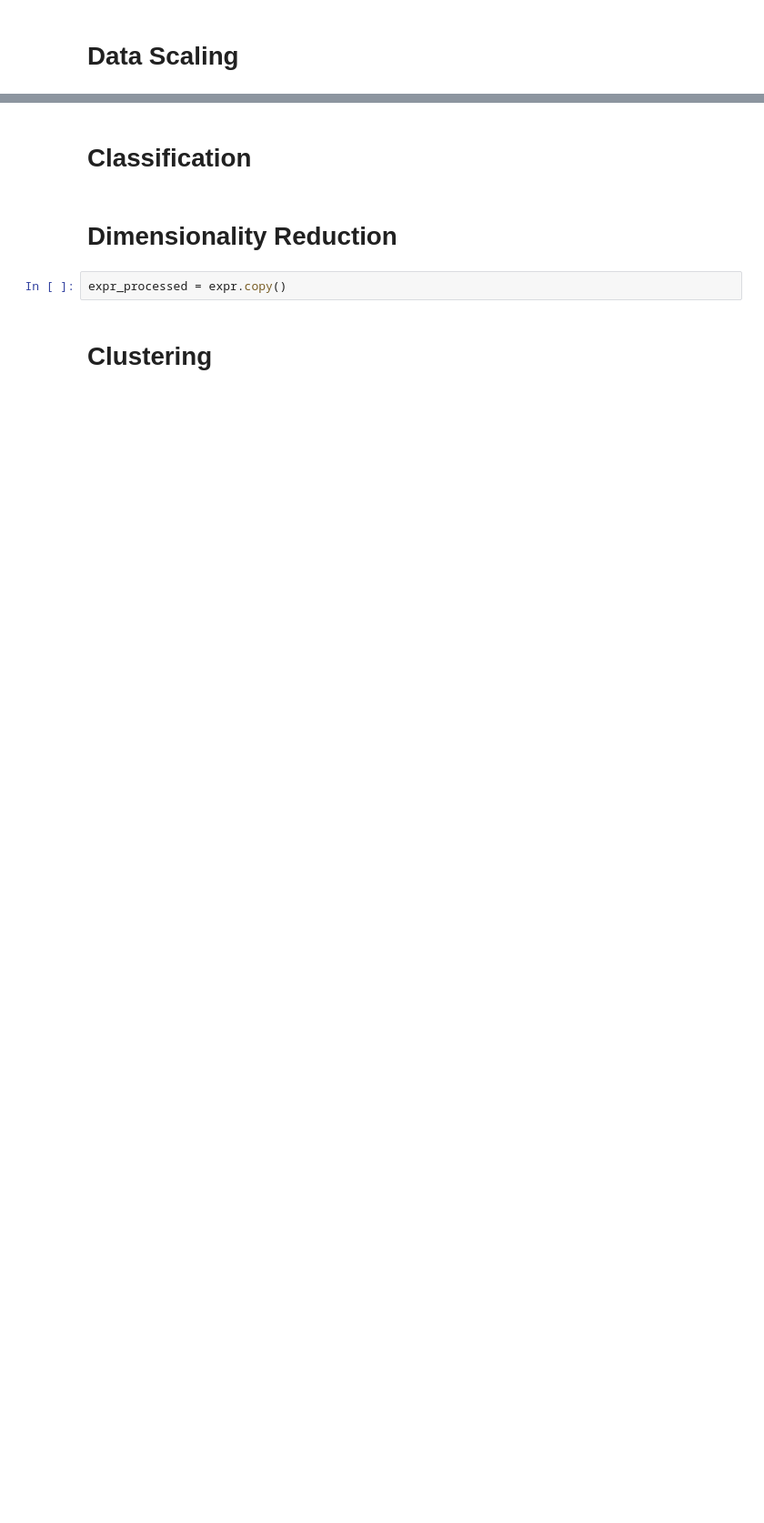
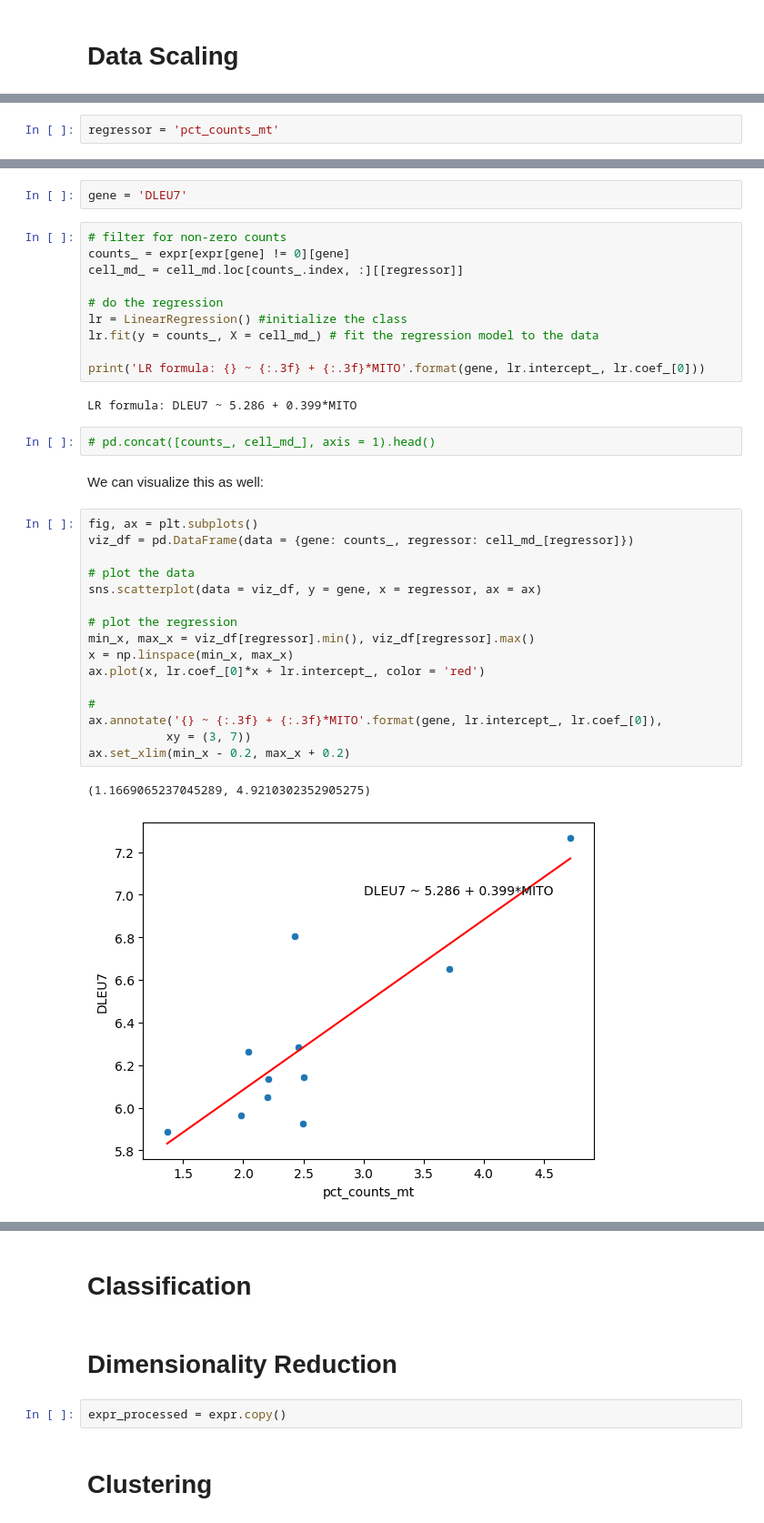
Before and after one commit to bioinfo-ucsd/BISB-Bootcamp-2022, a Jupyter notebook: modules/notebooks/06_Machine_Learning.ipynb, the cells around one changed output, grey strips where cells are left out. Shown: that part at 91% size. Saved outputs shown, nothing was run; the diff lists cells and outputs as text; blank space fills up the shorter version.

```diff
--- a/modules/notebooks/06_Machine_Learning.ipynb
+++ b/modules/notebooks/06_Machine_Learning.ipynb
@@ -93,0 +135,2 @@ A word on imputation: scRNA-seq data follows a negative binomial distribution. T
+# %%
+regressor = 'pct_counts_mt'
@@ -93,0 +157,37 @@ A word on imputation: scRNA-seq data follows a negative binomial distribution. T
+# %%
+gene = 'DLEU7'
+# %%
+# filter for non-zero counts
+counts_ = expr[expr[gene] != 0][gene]
+cell_md_ = cell_md.loc[counts_.index, :][[regressor]]
+
+# do the regression
+lr = LinearRegression() #initialize the class
+lr.fit(y = counts_, X = cell_md_) # fit the regression model to the data
+
+print('LR formula: {} ~ {:.3f} + {:.3f}*MITO'.format(gene, lr.intercept_, lr.coef_[0]))
+# %% [output]
+LR formula: DLEU7 ~ 5.286 + 0.399*MITO
+# %%
+# pd.concat([counts_, cell_md_], axis = 1).head()
+# %% [markdown]
+We can visualize this as well:
+# %%
+fig, ax = plt.subplots()
+viz_df = pd.DataFrame(data = {gene: counts_, regressor: cell_md_[regressor]})
+
+# plot the data
+sns.scatterplot(data = viz_df, y = gene, x = regressor, ax = ax)
+
+# plot the regression
+min_x, max_x = viz_df[regressor].min(), viz_df[regressor].max()
+x = np.linspace(min_x, max_x)
+ax.plot(x, lr.coef_[0]*x + lr.intercept_, color = 'red')
+
+#
+ax.annotate('{} ~ {:.3f} + {:.3f}*MITO'.format(gene, lr.intercept_, lr.coef_[0]),
+           xy = (3, 7))
+ax.set_xlim(min_x - 0.2, max_x + 0.2)
+# %% [output]
+(1.1669065237045289, 4.9210302352905275)
+[figure, added]
```
Also changed, not shown: parts of 58 cells of this notebook.
